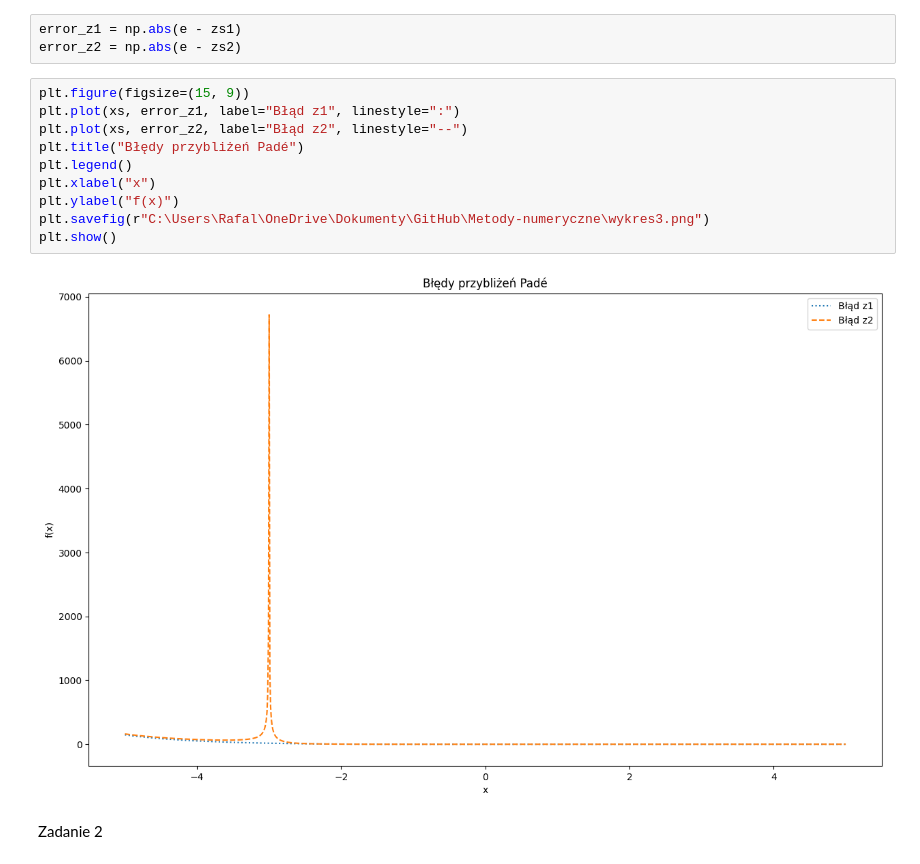
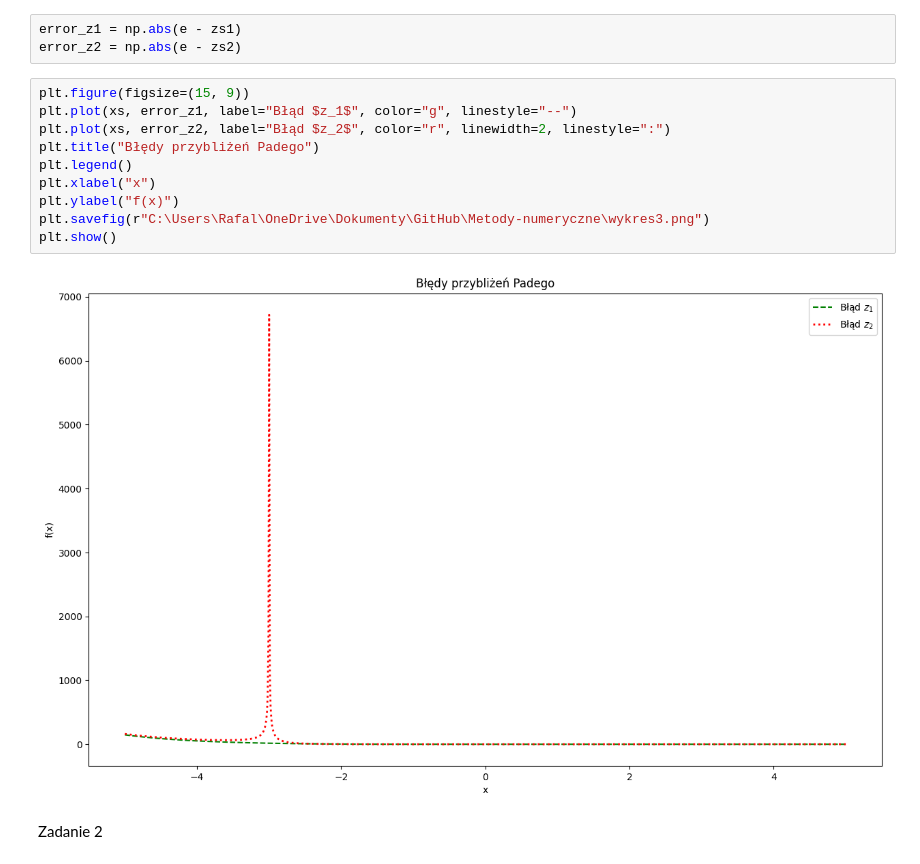
Before and after one commit to rafglo/Metody-numeryczne, a Jupyter notebook: lista1.ipynb, the cells around one changed output. Saved outputs shown, nothing was run; the diff lists cells and outputs as text.

```diff
--- a/lista1.ipynb
+++ b/lista1.ipynb
@@ -55,16 +55,16 @@ error_z1 = np.abs(e - zs1)
 error_z2 = np.abs(e - zs2)
 # %%
 plt.figure(figsize=(15, 9))
-plt.plot(xs, error_z1, label="Błąd z1", linestyle=":")
-plt.plot(xs, error_z2, label="Błąd z2", linestyle="--")
-plt.title("Błędy przybliżeń Padé")
+plt.plot(xs, error_z1, label="Błąd $z_1$", color="g", linestyle="--")
+plt.plot(xs, error_z2, label="Błąd $z_2$", color="r", linewidth=2, linestyle=":")
+plt.title("Błędy przybliżeń Padego")
 plt.legend()
 plt.xlabel("x")
 plt.ylabel("f(x)")
 plt.savefig(r"C:\Users\Rafal\OneDrive\Dokumenty\GitHub\Metody-numeryczne\wykres3.png")
 plt.show()
 # %% [output]
-[figure, old version]
+[figure, new version]
 # %% [markdown]
 Zadanie 2
 # %%
```
Also changed, not shown: parts of 2 cells of this notebook, 3 other files.
